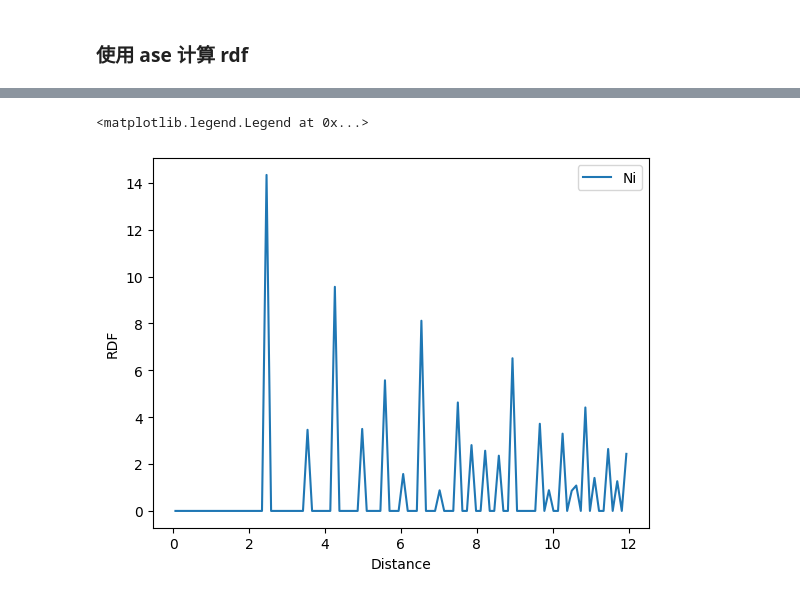
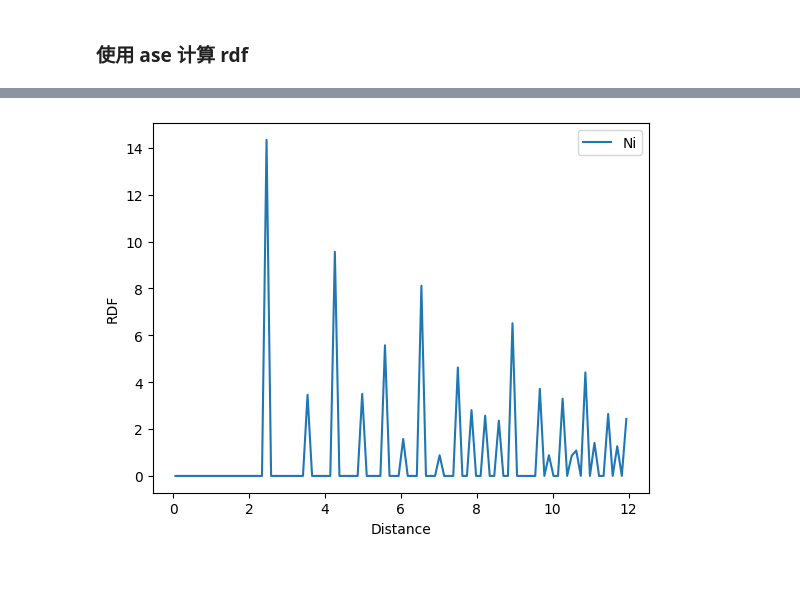
Before and after one commit to Bit-Part-Young/scripts, a Jupyter notebook: ase-usage/ase_rdf.ipynb, the cells around one changed output, grey strips where cells are left out. Drawn from its saved outputs; the diff is of its cells as text; code cells hidden in the pictures.

```diff
--- a/ase-usage/ase_rdf.ipynb
+++ b/ase-usage/ase_rdf.ipynb
@@ -4,17 +4,46 @@
 from ase.build import bulk
 from ase.atoms import Atoms
 from ase.geometry.analysis import Analysis
+import matplotlib.pyplot as plt
+import numpy as np
 
 
-def rdf_cal(atoms: Atoms, scale: int, rmax: float):
+def rdf_cal(
+    atoms: Atoms,
+    scale: int,
+    rmax: float = 12.0,
+    nbins: int = 100,
+):
+    """计算 RDF"""
 
     atoms = atoms * scale
 
-    ana = Analysis(atoms)
+    result = Analysis(atoms).get_rdf(
+        rmax=rmax,
+        nbins=nbins,
+        return_dists=True,
+    )
 
-    result = ana.get_rdf(12, 100, return_dists=True)
+    rdf = result[0][0]
+    dists = result[0][1]
 
-    return result
+    return rdf, dists
+
+
+def rdf_plot(
+    rdf: np.ndarray,
+    dists: np.ndarray,
+    label: str,
+):
+    """ 绘制 RDF """
+
+    fig, ax = plt.subplots()
+
+    ax.plot(dists, rdf, label=label)
+    ax.set_xlabel("Distance")
+    ax.set_ylabel("RDF")
+
+    ax.legend()
 # %%
 atoms = bulk("Ni", "fcc", a=3.52, cubic=True)
 result = rdf_cal(
@@ -44,17 +73,7 @@ result
-# %%
-import matplotlib.pyplot as plt
-
-# 绘制 RDF
-fig, ax = plt.subplots()
-
-ax.plot(result[0][1], result[0][0], label="Ni")
-ax.set_xlabel("Distance")
-ax.set_ylabel("RDF")
-
-ax.legend()
-# %% [output]
-<matplotlib.legend.Legend at 0x...>
-[figure, removed]
+# %%
+rdf_plot(*result, label="Ni")
+# %% [output]
+[figure, added]
 # %%
 atoms = bulk("Fe", "bcc", a=2.87, cubic=True)
 
```
Also changed, not shown: parts of 4 cells of this notebook.
